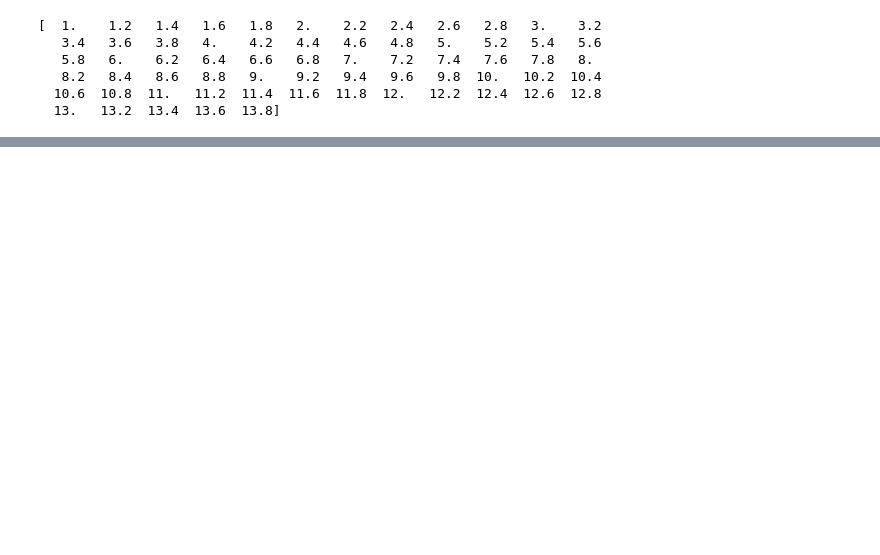
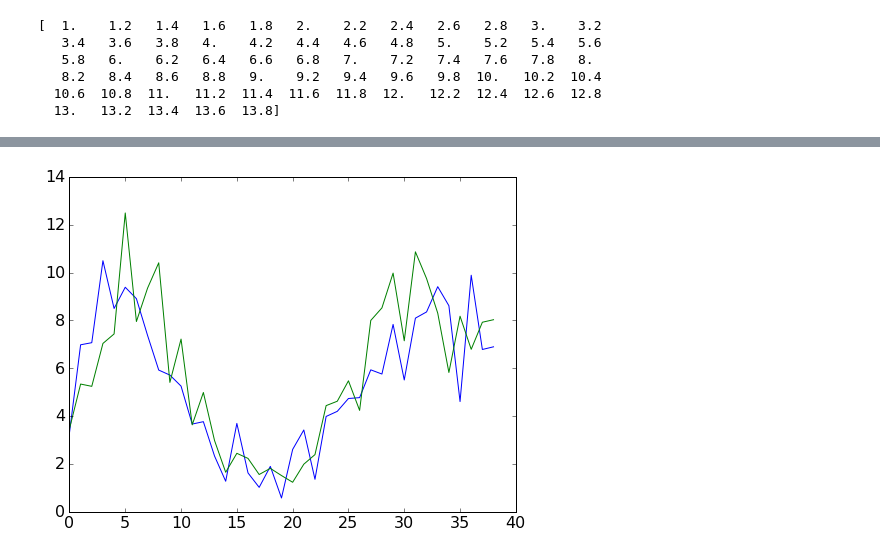
Before and after one commit to mlund/faunus-notebooks, a Jupyter notebook: lactoferrin-dimer/kontakt.ipynb, the cells around one changed output, grey strips where cells are left out. Cells and saved outputs as stored; diff of their text form; code cells hidden in the pictures; blank space fills up the shorter version.

```diff
--- a/lactoferrin-dimer/kontakt.ipynb
+++ b/lactoferrin-dimer/kontakt.ipynb
@@ -285,0 +313,9 @@ plt.legend(loc=0, frameon=False)
+# %%
+from scipy.interpolate import Akima1DInterpolator
+for salt, d in data.iteritems():
+    pH = np.linspace(d.pH.min(), d.pH.max(), 40)
+    sZ = Akima1DInterpolator(d.pH, d.Z)(pH)
+    sC = - np.diff(sZ) / np.diff(pH) / np.log(10)
+    plt.plot(sC)
+# %% [output]
+[figure, added]
```
Also changed, not shown: parts of 17 cells of this notebook.
